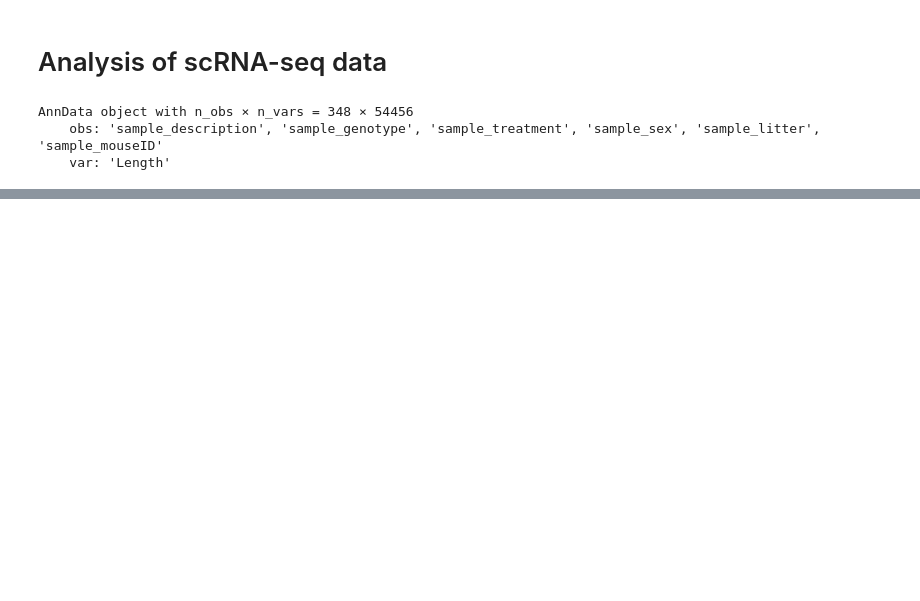
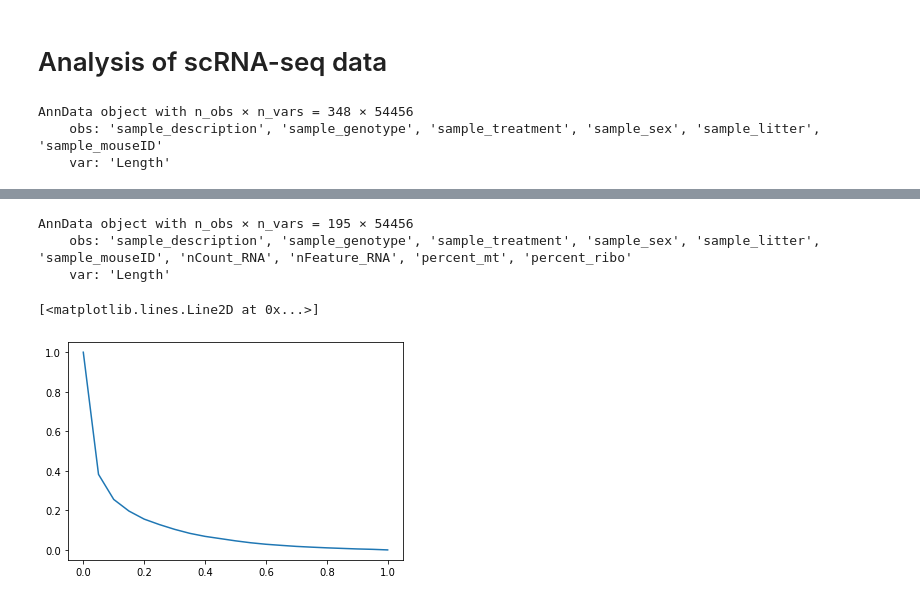
Before and after one commit to menchelab/novarinocollab, a Jupyter notebook: notebooks/scRNAseq_analysis.ipynb, the cells around one changed output, grey strips where cells are left out. Drawn from its saved outputs; the diff is of its cells as text; code cells hidden in the pictures; blank space fills up the shorter version.

```diff
--- a/notebooks/scRNAseq_analysis.ipynb
+++ b/notebooks/scRNAseq_analysis.ipynb
@@ -65,2 +85,19 @@ fig.tight_layout()
 # %%
-adata = adata[(adata.obs.nFeature_RNA > 2000) & (adata.obs.percent_mt < 0.25), :].copy()
+adata = adata[(adata.obs.nFeature_RNA > 1500) & (adata.obs.percent_mt < 0.3), :].copy()
+adata
+# %% [output]
+AnnData object with n_obs × n_vars = 195 × 54456
+    obs: 'sample_description', 'sample_genotype', 'sample_treatment', 'sample_sex', 'sample_litter', 'sample_mouseID', 'nCount_RNA', 'nFeature_RNA', 'percent_mt', 'percent_ribo'
+    var: 'Length'
+# %%
+# Filtering genes
+sc.pp.filter_genes(adata, min_counts = 5)
+
+fig, ax = plt.subplots()
+x = np.linspace(0, 1, 21)
+expressed = np.array((adata.X > 0).sum(axis = 0)).flatten()/len(adata.obs)
+data = [(expressed > i).sum()/len(expressed) for i in x]
+ax.plot(x, data)
+# %% [output]
+[<matplotlib.lines.Line2D at 0x...>]
+[figure, added]
```
Also changed, not shown: parts of 19 cells of this notebook, 7 other files.
